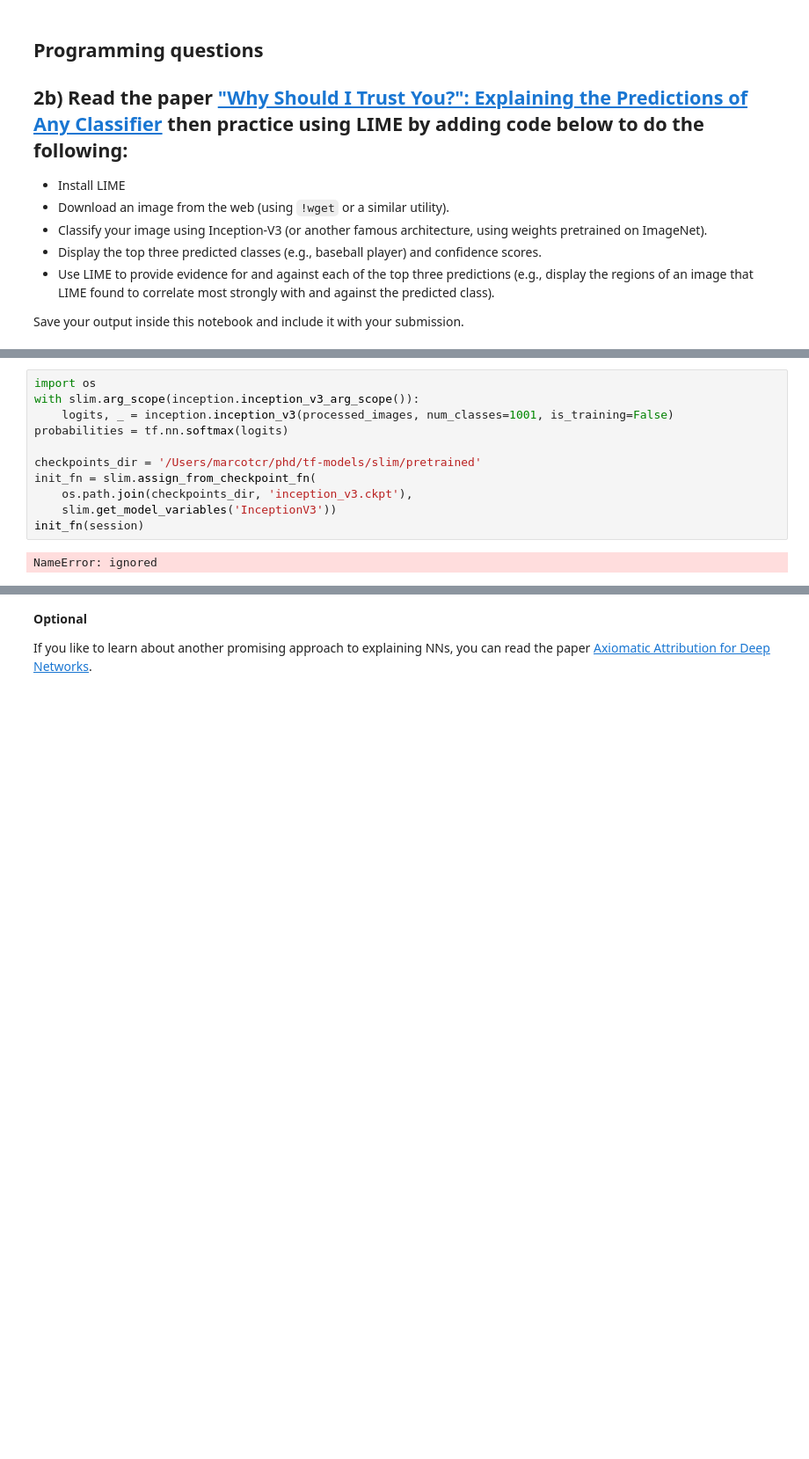
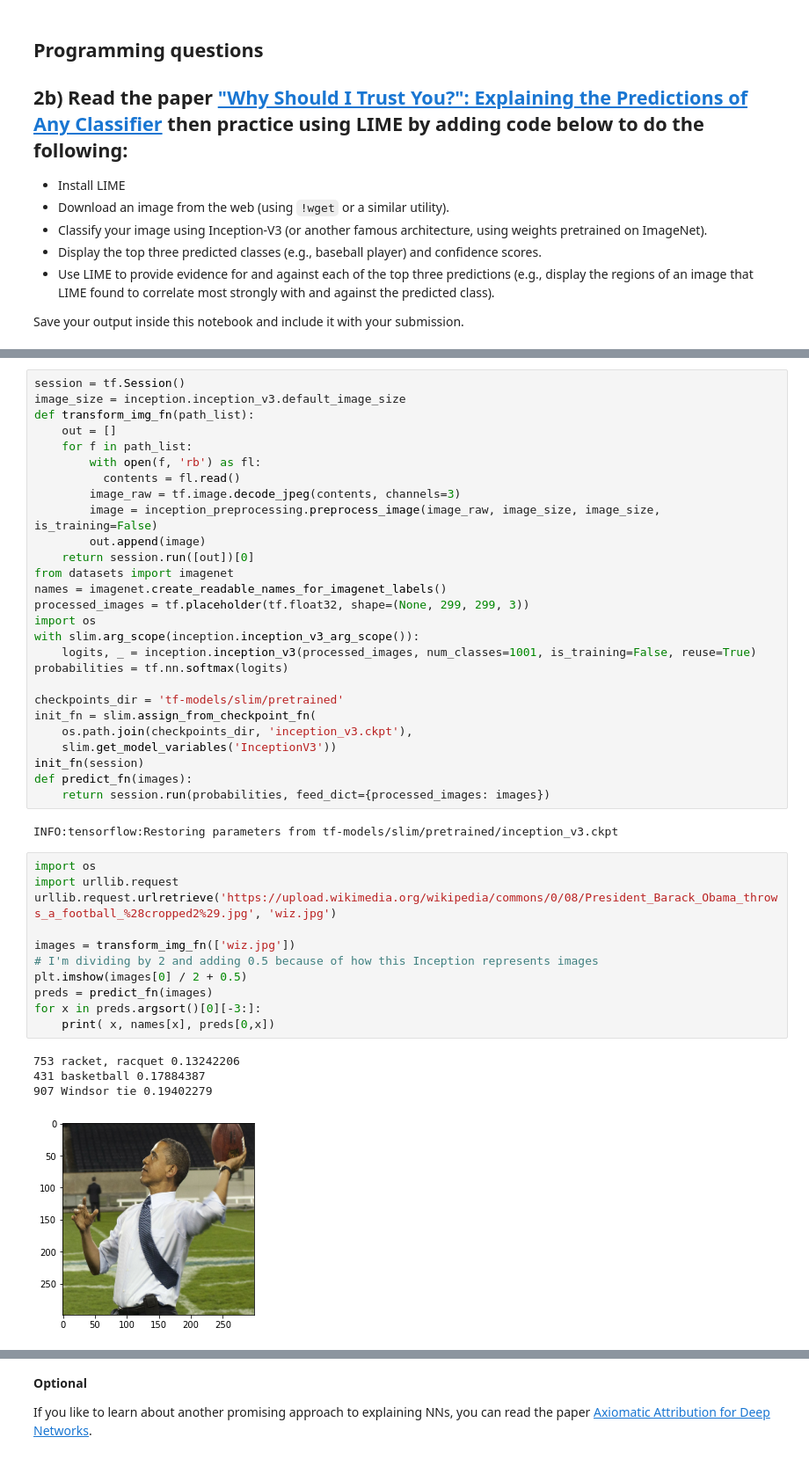
Before and after one commit to dansilva11/Applied_Deep_Learning_w4995, a Jupyter notebook: a3.ipynb, the cells around one changed output, grey strips where cells are left out. Shown at 88% size. Drawn from its saved outputs; the diff is of its cells as text; blank space fills up the shorter version.

```diff
--- a/a3.ipynb
+++ b/a3.ipynb
@@ -462,13 +432,45 @@ AttributeError: ignored
 # %%
+session = tf.Session()
+image_size = inception.inception_v3.default_image_size
+def transform_img_fn(path_list):
+    out = []
+    for f in path_list:
+        with open(f, 'rb') as fl:
+          contents = fl.read()
+        image_raw = tf.image.decode_jpeg(contents, channels=3)
+        image = inception_preprocessing.preprocess_image(image_raw, image_size, image_size, is_training=False)
+        out.append(image)
+    return session.run([out])[0]
+from datasets import imagenet
+names = imagenet.create_readable_names_for_imagenet_labels()
+processed_images = tf.placeholder(tf.float32, shape=(None, 299, 299, 3))
 import os
 with slim.arg_scope(inception.inception_v3_arg_scope()):
-    logits, _ = inception.inception_v3(processed_images, num_classes=1001, is_training=False)
+    logits, _ = inception.inception_v3(processed_images, num_classes=1001, is_training=False, reuse=True)
 probabilities = tf.nn.softmax(logits)
 
-checkpoints_dir = '/Users/marcotcr/phd/tf-models/slim/pretrained'
+checkpoints_dir = 'tf-models/slim/pretrained'
 init_fn = slim.assign_from_checkpoint_fn(
     os.path.join(checkpoints_dir, 'inception_v3.ckpt'),
     slim.get_model_variables('InceptionV3'))
 init_fn(session)
+def predict_fn(images):
+    return session.run(probabilities, feed_dict={processed_images: images})
 # %% [output]
-NameError: ignored
+INFO:tensorflow:Restoring parameters from tf-models/slim/pretrained/inception_v3.ckpt
+# %%
+import os
+import urllib.request
+urllib.request.urlretrieve('https://upload.wikimedia.org/wikipedia/commons/0/08/President_Barack_Obama_throws_a_football_%28cropped2%29.jpg', 'wiz.jpg')
+
+images = transform_img_fn(['wiz.jpg'])
+# I'm dividing by 2 and adding 0.5 because of how this Inception represents images
+plt.imshow(images[0] / 2 + 0.5)
+preds = predict_fn(images)
+for x in preds.argsort()[0][-3:]:
+    print( x, names[x], preds[0,x])
+# %% [output]
+753 racket, racquet 0.13242206
+431 basketball 0.17884387
+907 Windsor tie 0.19402279
+[figure, added]
```
Also changed, not shown: parts of 13 cells of this notebook.
